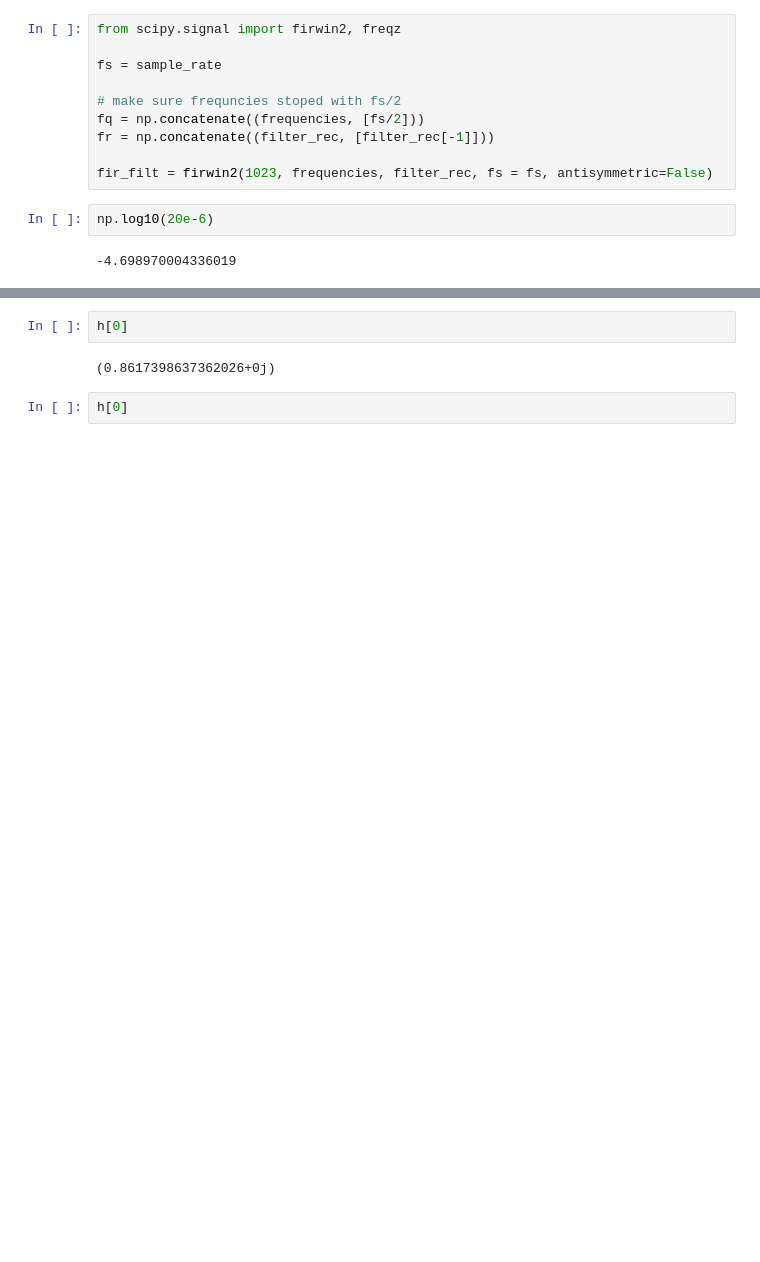
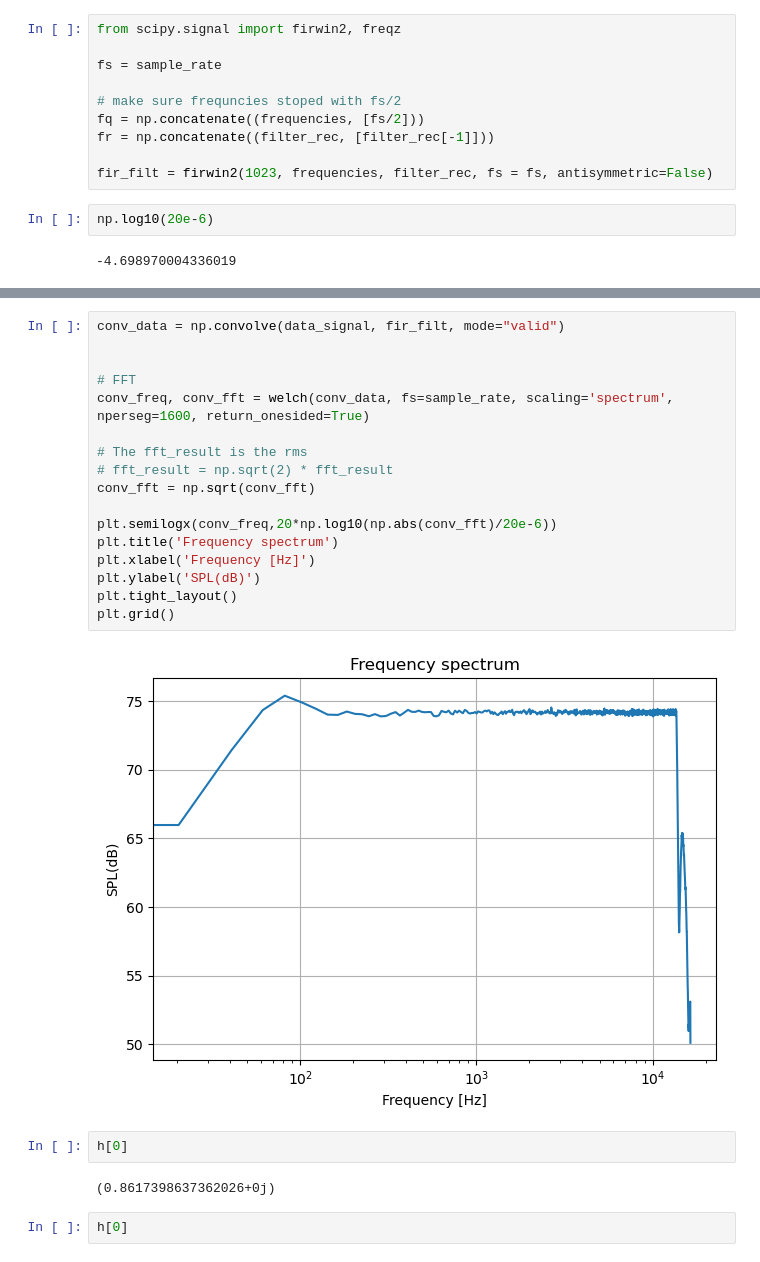
Before and after one commit to 1ieng2en/3d_beamforming, a Jupyter notebook: Measurement.ipynb, the cells around one changed output, grey strips where cells are left out. Saved outputs shown, nothing was run; the diff lists cells and outputs as text; blank space fills up the shorter version.

```diff
--- a/Measurement.ipynb
+++ b/Measurement.ipynb
@@ -338,3 +338,22 @@ the lowest gain is -14.780552578130035 dB
+# %%
+conv_data = np.convolve(data_signal, fir_filt, mode="valid")
+
+
+# FFT
+conv_freq, conv_fft = welch(conv_data, fs=sample_rate, scaling='spectrum', nperseg=1600, return_onesided=True)
+
+# The fft_result is the rms
+# fft_result = np.sqrt(2) * fft_result
+conv_fft = np.sqrt(conv_fft)
+
+plt.semilogx(conv_freq,20*np.log10(np.abs(conv_fft)/20e-6))
+plt.title('Frequency spectrum')
+plt.xlabel('Frequency [Hz]')
+plt.ylabel('SPL(dB)')
+plt.tight_layout()
+plt.grid()
+# %% [output]
+[figure, added]
 # %%
 h[0]
 # %% [output]
```
Also changed, not shown: parts of 3 cells of this notebook.
